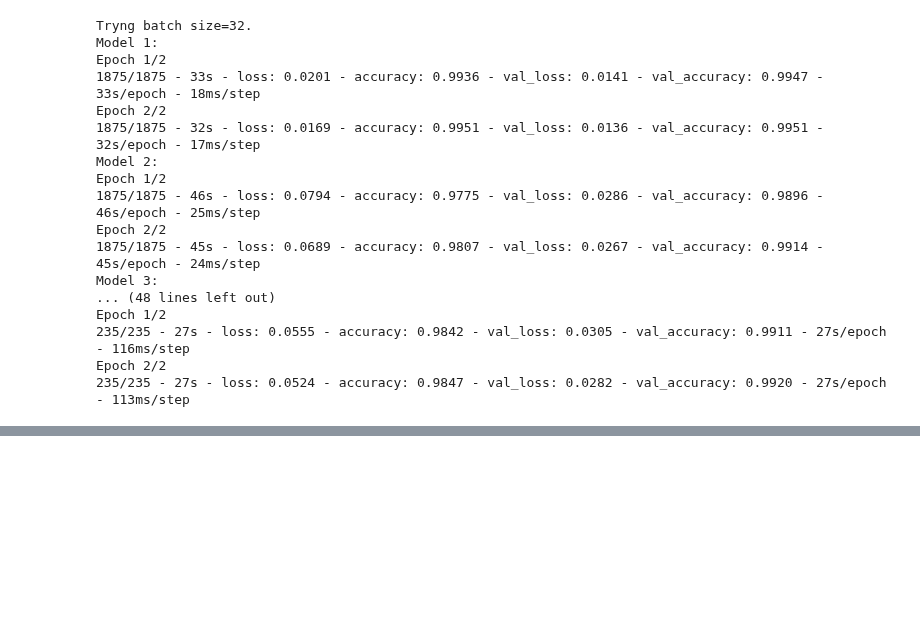
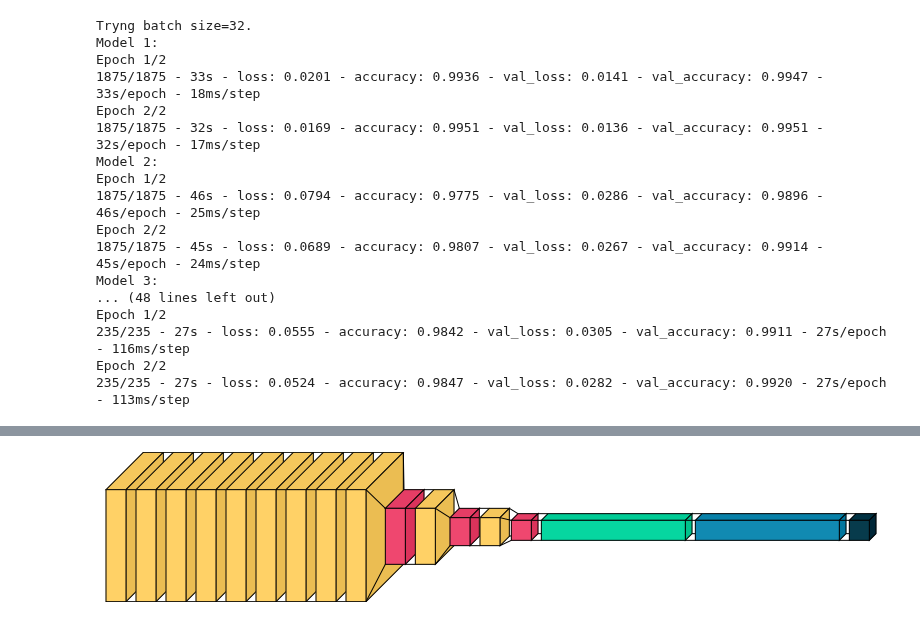
Before and after one commit to BorisOskolkov/MLcourse, a Jupyter notebook: asng03/A03_task.ipynb, the cells around one changed output, grey strips where cells are left out. Saved outputs shown, nothing was run; the diff lists cells and outputs as text; code cells hidden in the pictures; blank space fills up the shorter version.

```diff
--- a/asng03/A03_task.ipynb
+++ b/asng03/A03_task.ipynb
@@ -235,0 +246,5 @@ Epoch 2/2
+# %%
+
+visualkeras.layered_view(model1)
+# %% [output]
+[figure, added]
```
Also changed, not shown: parts of 12 cells of this notebook.
